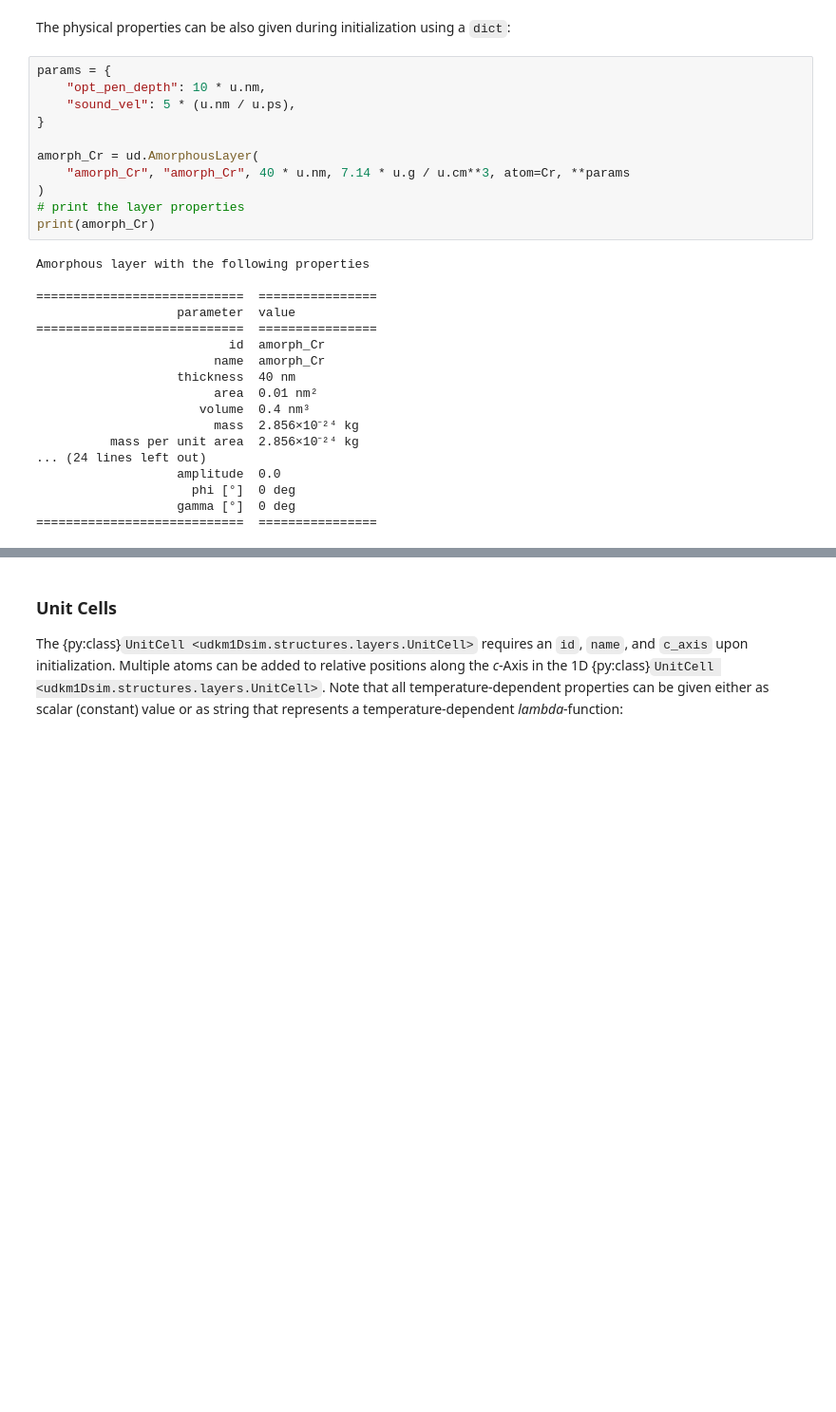
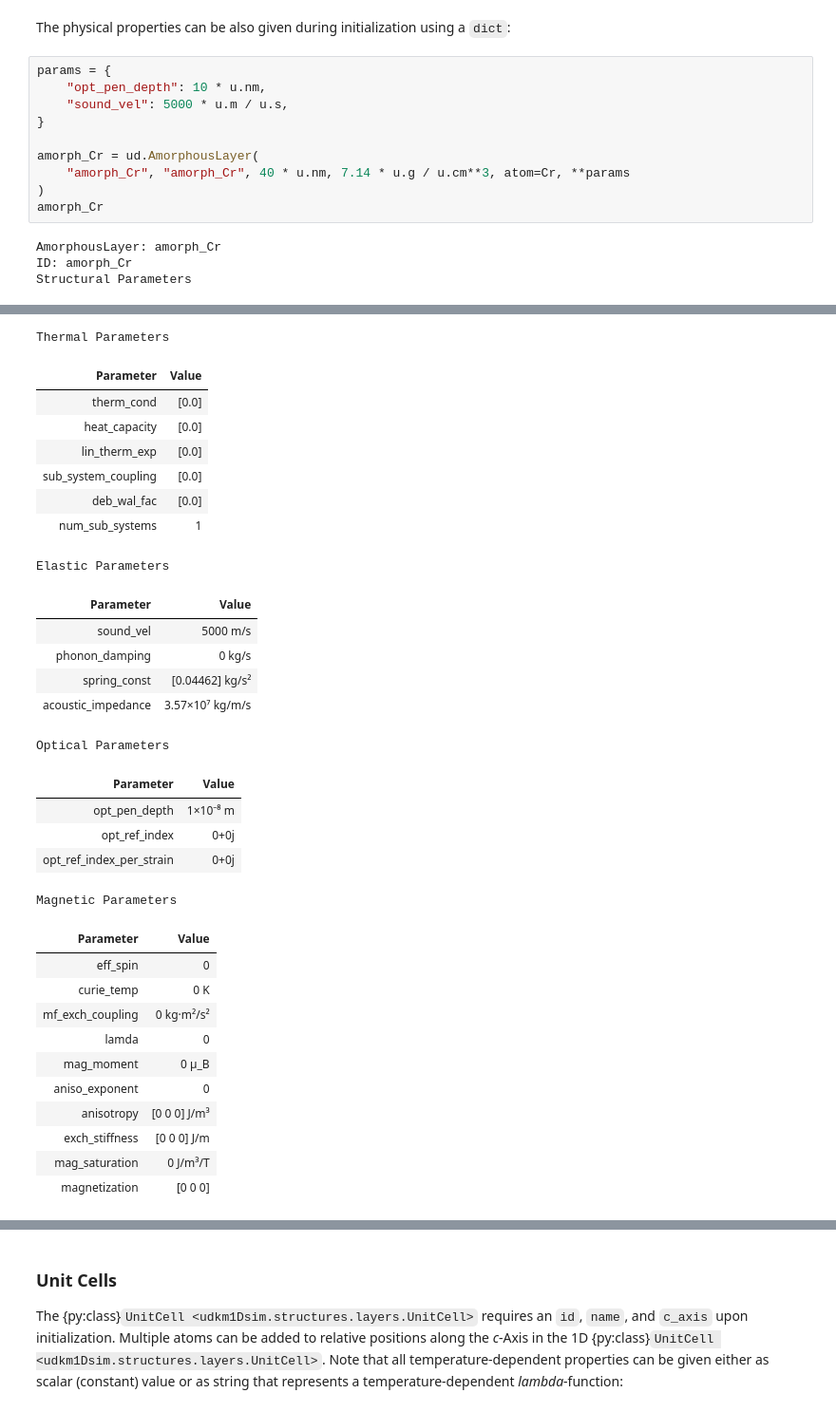
Before and after one commit to dschick/udkm1Dsim, a Jupyter notebook: examples/01-structures/01-structure.ipynb, the cells around one changed output, grey strips where cells are left out. Shown at 95% size. Saved outputs shown, nothing was run; the diff lists cells and outputs as text; blank space fills up the shorter version.

```diff
--- a/examples/01-structures/01-structure.ipynb
+++ b/examples/01-structures/01-structure.ipynb
@@ -374,29 +254,14 @@ The physical properties can be also given during initialization using a `dict`:
 # %%
 params = {
     "opt_pen_depth": 10 * u.nm,
-    "sound_vel": 5 * (u.nm / u.ps),
+    "sound_vel": 5000 * u.m / u.s,
 }
 
 amorph_Cr = ud.AmorphousLayer(
     "amorph_Cr", "amorph_Cr", 40 * u.nm, 7.14 * u.g / u.cm**3, atom=Cr, **params
 )
-# print the layer properties
-print(amorph_Cr)
+amorph_Cr
 # %% [output]
-Amorphous layer with the following properties
-
-============================  ================
-                   parameter  value
-============================  ================
-                          id  amorph_Cr
-                        name  amorph_Cr
-                   thickness  40 nm
-                        area  0.01 nm²
-                      volume  0.4 nm³
-                        mass  2.856×10⁻²⁴ kg
-          mass per unit area  2.856×10⁻²⁴ kg
-... (24 lines left out)
-                   amplitude  0.0
-                     phi [°]  0 deg
-                   gamma [°]  0 deg
-============================  ================
+AmorphousLayer: amorph_Cr
+ID: amorph_Cr
+Structural Parameters
@@ -402,0 +276,31 @@ Amorphous layer with the following properties
+Thermal Parameters
+| Parameter | Value |
+| therm_cond | [0.0] |
+| heat_capacity | [0.0] |
+| lin_therm_exp | [0.0] |
+| sub_system_coupling | [0.0] |
+| deb_wal_fac | [0.0] |
+| num_sub_systems | 1 |
+Elastic Parameters
+| Parameter | Value |
+| sound_vel | 5000 m/s |
+| phonon_damping | 0 kg/s |
+| spring_const | [0.04462] kg/s² |
+| acoustic_impedance | 3.57×10⁷ kg/m/s |
+Optical Parameters
+| Parameter | Value |
+| opt_pen_depth | 1×10⁻⁸ m |
+| opt_ref_index | 0+0j |
+| opt_ref_index_per_strain | 0+0j |
+Magnetic Parameters
+| Parameter | Value |
+| eff_spin | 0 |
+| curie_temp | 0 K |
+| mf_exch_coupling | 0 kg·m²/s² |
+| lamda | 0 |
+| mag_moment | 0 µ_B |
+| aniso_exponent | 0 |
+| anisotropy | [0 0 0] J/m³ |
+| exch_stiffness | [0 0 0] J/m |
+| mag_saturation | 0 J/m³/T |
+| magnetization | [0 0 0] |
```
Also changed, not shown: parts of 42 cells of this notebook.
